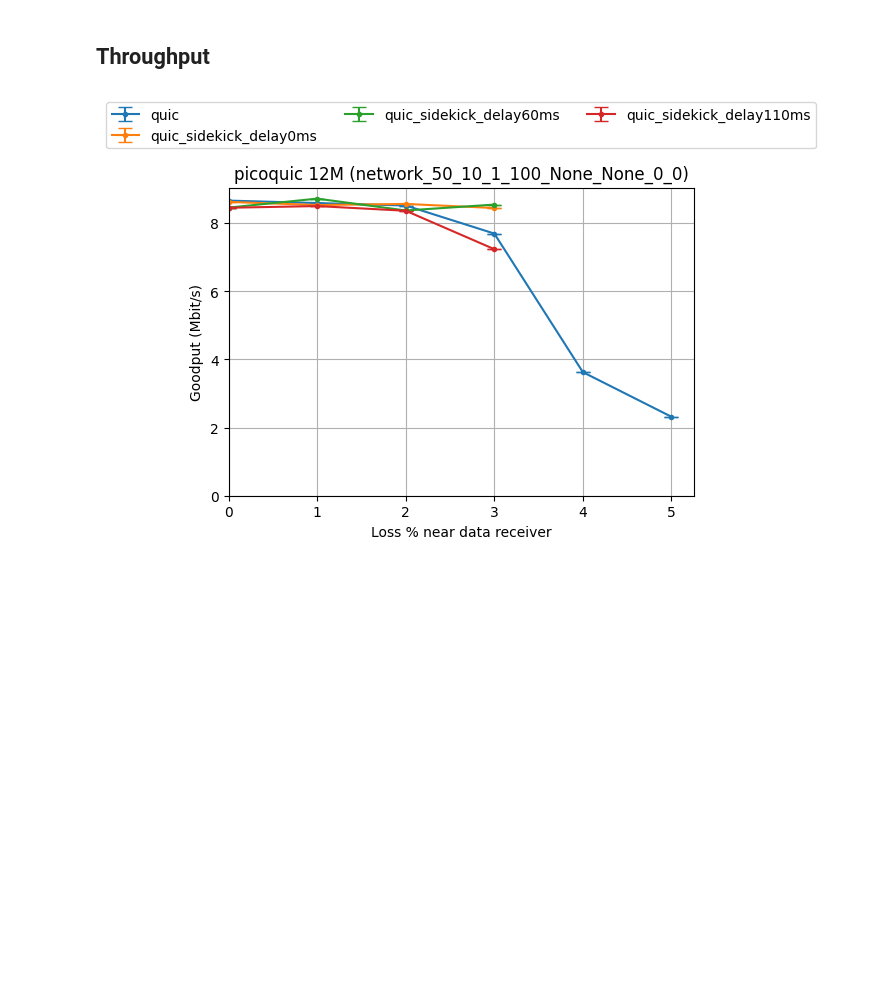
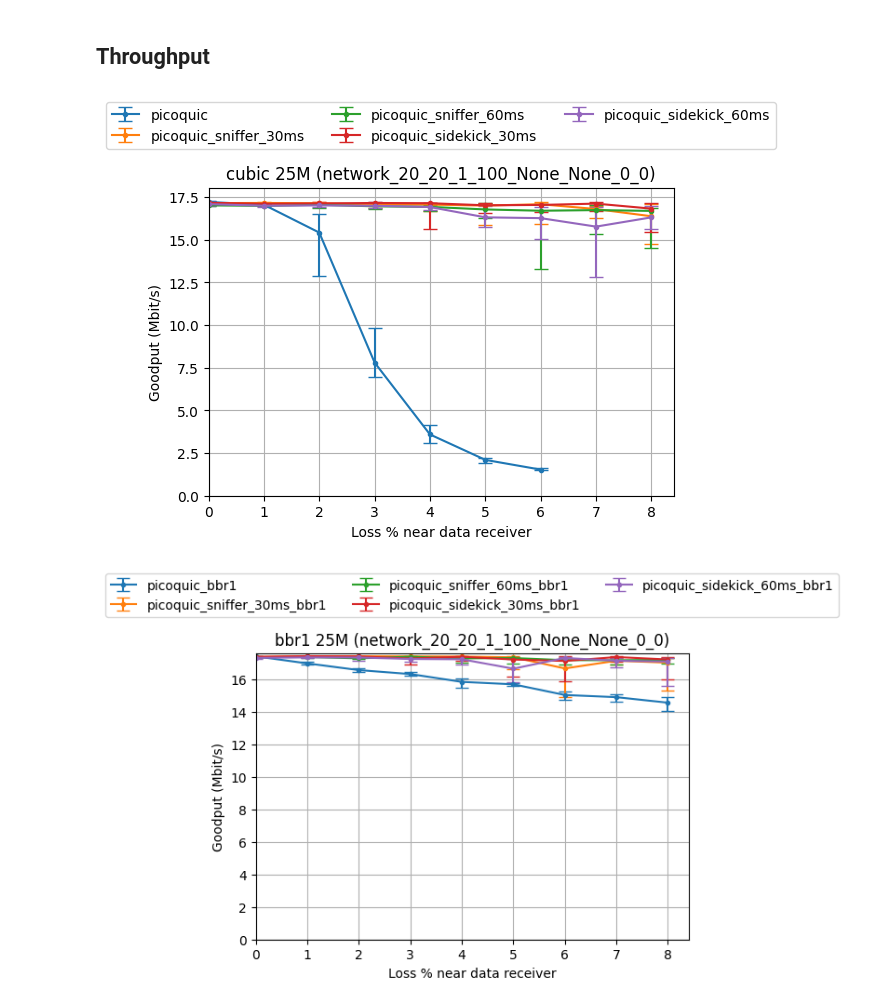
Before and after one commit to StanfordSNR/sidekick-downloads, a Jupyter notebook: notebook/sidekick_configurations.ipynb, the cells around one changed output. Saved outputs shown, nothing was run; the diff lists cells and outputs as text; code cells hidden in the pictures; blank space fills up the shorter version.

Commit message:
Check in sidekick_configurations.ipynb with cubic and bbr data with resets

```diff
--- a/notebook/sidekick_configurations.ipynb
+++ b/notebook/sidekick_configurations.ipynb
@@ -5,28 +5,32 @@ from common import *
 from experiment import *
 from data import RawData, PlottableData
 # %%
-def TREATMENTS(protocol, prefix):
+def TREATMENTS(protocol='picoquic', prefix='quic'):
+    network_options = ['--freq-ms', '25', '--freq-pkts', '8', '--network-statistics']
     return [
-        Treatment(protocol, label=f'{prefix}', network_options=['--network-statistics'], protocol_options=[]),
-        # Treatment(protocol, label=f'{prefix}_bridge', network_options=['--network-statistics', '--proxy', 'bridge'], protocol_options=[]),
-        # Treatment(protocol, label=f'{prefix}_quacker', network_options=['--network-statistics', '--proxy', 'bridge', '--quacker',], protocol_options=[]),
-        Treatment(protocol, label=f'{prefix}_sidekick_delay0ms', network_options=['--network-statistics', '--proxy', 'sidekick', '--quacker'], protocol_options=[]),
-        Treatment(protocol, label=f'{prefix}_sidekick_delay60ms', network_options=['--network-statistics', '--proxy', 'sidekick', '--quacker'], protocol_options=['--ack-delay', '60']),
-        Treatment(protocol, label=f'{prefix}_sidekick_delay110ms', network_options=['--network-statistics', '--proxy', 'sidekick', '--quacker'], protocol_options=['--ack-delay', '110']),
-        # Treatment(protocol, label=f'{prefix}_sidekick_delay165ms', network_options=['--network-statistics', '--proxy', 'sidekick', '--quacker'], protocol_options=['--ack-delay', '165']),
-        # Treatment(protocol, label=f'{prefix}_sidekick_delay220ms', network_options=['--network-statistics', '--proxy', 'sidekick', '--quacker'], protocol_options=['--ack-delay', '220']),
-        # Treatment('tcp', label=f'tcp_pep', network_options=['--network-statistics', '--proxy', 'pepsal'], protocol_options=[]),
+        Treatment(protocol, label=f'picoquic', network_options=network_options, protocol_options=[]),
+        Treatment(protocol, label=f'picoquic_sniffer_30ms', network_options=network_options + ['--proxy', 'sidekick', '--quacker'], protocol_options=['--ack-delay', '30']),
+        Treatment(protocol, label=f'picoquic_sniffer_60ms', network_options=network_options + ['--proxy', 'sidekick', '--quacker'], protocol_options=['--ack-delay', '60']),
+        Treatment(protocol, label=f'picoquic_sidekick_30ms', network_options=network_options + ['--proxy', 'sidekick'], protocol_options=['--ack-delay', '30', '--client-quacker']),
+        Treatment(protocol, label=f'picoquic_sidekick_60ms', network_options=network_options + ['--proxy', 'sidekick'], protocol_options=['--ack-delay', '60', '--client-quacker']),
     ]
 
-LOSS1_VALUES = [0, '0.25', '0.5', 1, '1.5', 2, '2.5', 3, '3.5', 4, 5, 6, 7, 8]
+def BBR_TREATMENTS(cca):
+    treatments = TREATMENTS()
+    for treatment in treatments:
+        treatment._label += f'_{cca}'
+        treatment._protocol_options += ['-cca', cca]
+    return treatments
+
 LOSS1_VALUES = [0, 1, 2, 3, 4, 5, 6, 7, 8]
 def NETWORK_SETTINGS(loss_values=LOSS1_VALUES, n=len(LOSS1_VALUES)):
     return [
-        NetworkSetting(bw1=50, bw2=10, delay1=1, delay2=100, loss1=loss1, loss2=0)
+        NetworkSetting(bw1=20, bw2=20, delay1=1, delay2=100, loss1=loss1, loss2=0)
         for loss1 in LOSS1_VALUES[:n]
     ]
 
-DATA_SIZES = [12500000]
+def DATA_SIZES(bottleneck_bw=20):
+    return [bottleneck_bw * 1250000]
 # %% [markdown]
 # Collect data for experiments
 # %%
@@ -42,3 +46,8 @@ sudo -E python3 emulation/main.py --bw1 50 --delay2 100 --loss1 7 --loss2 0 -t 1
 # %%
-exp = Experiment(num_trials=10, treatments=TREATMENTS('picoquic', 'quic'), network_settings=NETWORK_SETTINGS(), data_sizes=DATA_SIZES)
-picoquic_raw_data = RawData(exp, execute=False)
+n = 20
+exp = Experiment(num_trials=n, treatments=TREATMENTS(), network_settings=NETWORK_SETTINGS(), data_sizes=DATA_SIZES())
+picoquic_raw_data = RawData(exp, execute=False, max_networks={'picoquic': 7})
+exp = Experiment(num_trials=n, treatments=BBR_TREATMENTS('bbr1'), network_settings=NETWORK_SETTINGS(), data_sizes=DATA_SIZES())
+bbr1_raw_data = RawData(exp, execute=False)
+exp = Experiment(num_trials=n, treatments=BBR_TREATMENTS('bbr'), network_settings=NETWORK_SETTINGS(), data_sizes=DATA_SIZES())
+bbr3_raw_data = RawData(exp, execute=False)
@@ -112,13 +103,16 @@ def plot_loss_vs_metric_line(data, title, ylabel, delta=25):
 ## Throughput
 # %%
 def plot_loss_vs_throughput(prefix, raw_data):
-    title = f'{prefix} {data_size_str(DATA_SIZES[0])} ({NETWORK_SETTINGS()[0].label()})'
+    title = f'{prefix} {data_size_str(DATA_SIZES()[0])} ({NETWORK_SETTINGS()[0].label()})'
     ylabel = 'Goodput (Mbit/s)'
     plottable_data = PlottableData(raw_data, 'throughput_mbps')
     plot_loss_vs_metric_line(plottable_data, title=title, ylabel=ylabel)
 
-plot_loss_vs_throughput('picoquic', picoquic_raw_data)
+plot_loss_vs_throughput('cubic', picoquic_raw_data)
+plot_loss_vs_throughput('bbr1', bbr1_raw_data)
+plot_loss_vs_throughput('bbr3', bbr3_raw_data)
 # plot_loss_vs_throughput('tcp', tcp_raw_data)
 # plot_loss_vs_throughput('chromium', chromium_raw_data)
 # %% [output]
-[figure, old version]
+[figure, new version]
+[figure, added]
```
Also changed, not shown: parts of 8 cells of this notebook.
